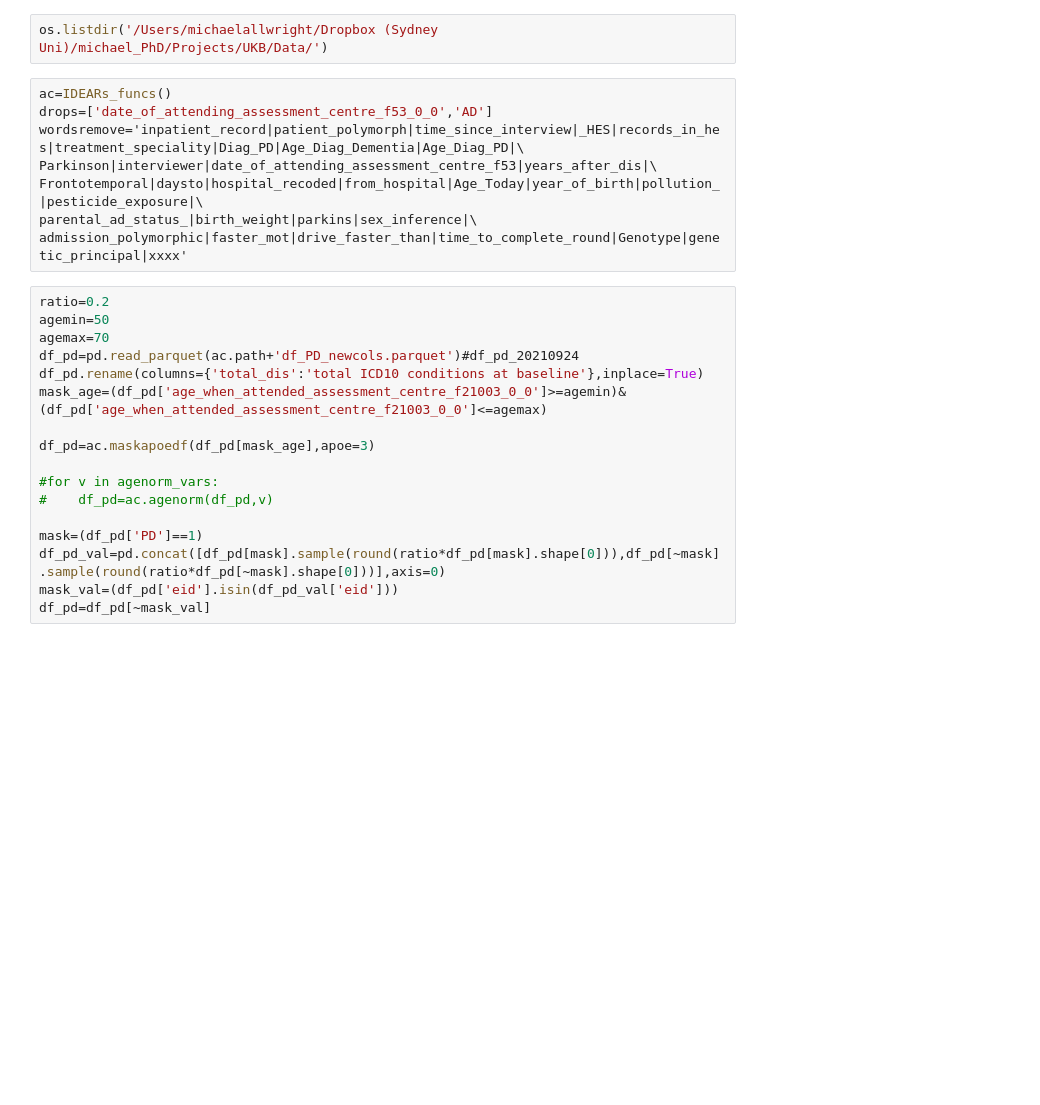
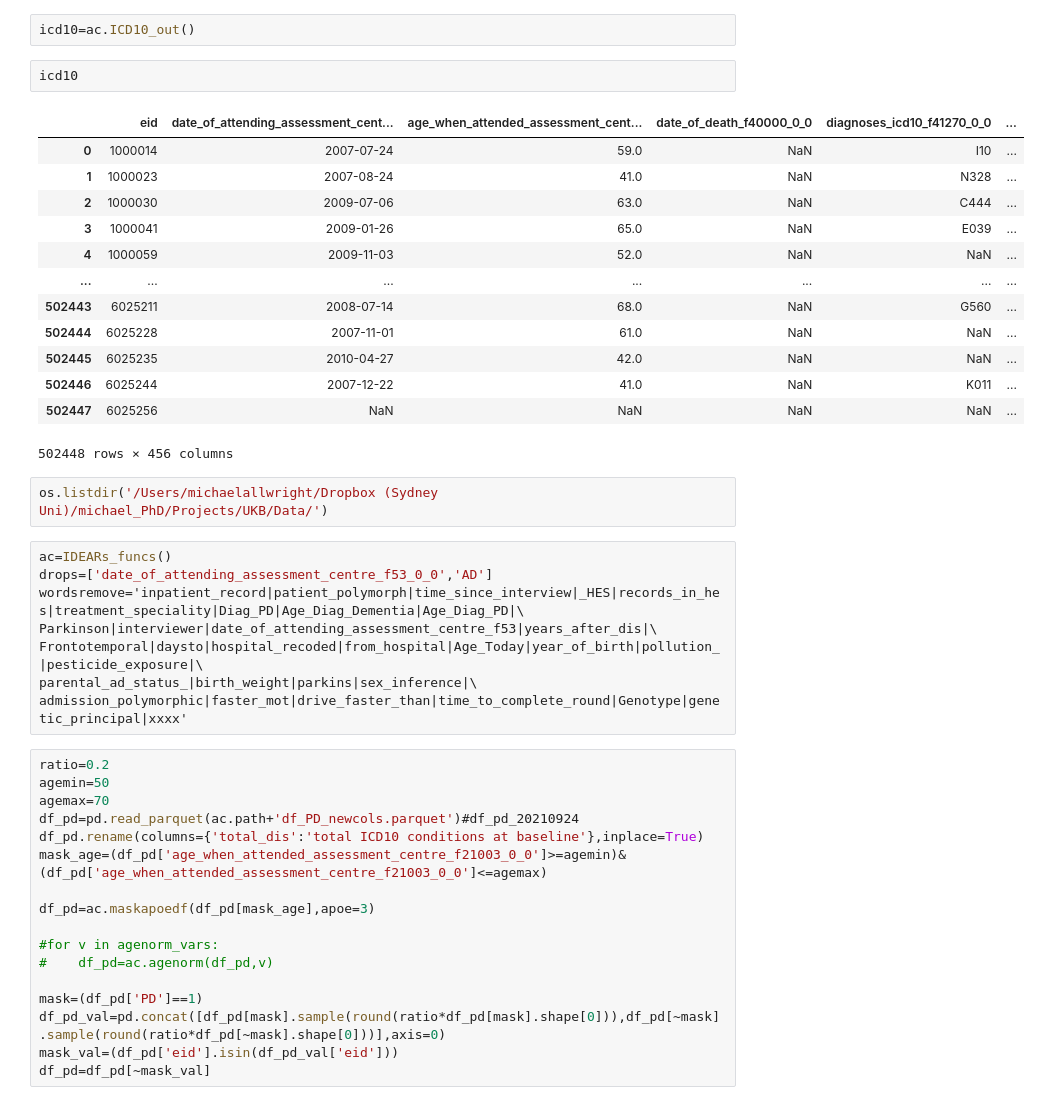
Before and after one commit to binfnstats/ukb-IDEARS, a Jupyter notebook: Sandpit.ipynb, the cells around one changed output. Saved outputs shown, nothing was run; the diff lists cells and outputs as text; blank space fills up the shorter version.

```diff
--- a/Sandpit.ipynb
+++ b/Sandpit.ipynb
@@ -20,3 +23,21 @@ KeyboardInterrupt:
+# %%
+icd10=ac.ICD10_out()
+# %%
+icd10
+# %% [output]
+|  | eid | date_of_attending_assessment_cent... | age_when_attended_assessment_cent... | date_of_death_f40000_0_0 | diagnoses_icd10_f41270_0_0 | ... |
+| 0 | 1000014 | 2007-07-24 | 59.0 | NaN | I10 | ... |
+| 1 | 1000023 | 2007-08-24 | 41.0 | NaN | N328 | ... |
+| 2 | 1000030 | 2009-07-06 | 63.0 | NaN | C444 | ... |
+| 3 | 1000041 | 2009-01-26 | 65.0 | NaN | E039 | ... |
+| 4 | 1000059 | 2009-11-03 | 52.0 | NaN | NaN | ... |
+| ... | ... | ... | ... | ... | ... | ... |
+| 502443 | 6025211 | 2008-07-14 | 68.0 | NaN | G560 | ... |
+| 502444 | 6025228 | 2007-11-01 | 61.0 | NaN | NaN | ... |
+| 502445 | 6025235 | 2010-04-27 | 42.0 | NaN | NaN | ... |
+| 502446 | 6025244 | 2007-12-22 | 41.0 | NaN | K011 | ... |
+| 502447 | 6025256 | NaN | NaN | NaN | NaN | ... |
+502448 rows × 456 columns
 # %%
 os.listdir('/Users/michaelallwright/Dropbox (Sydney Uni)/michael_PhD/Projects/UKB/Data/')
 # %%
```
Also changed, not shown: parts of 5 cells of this notebook, 4 other files.
